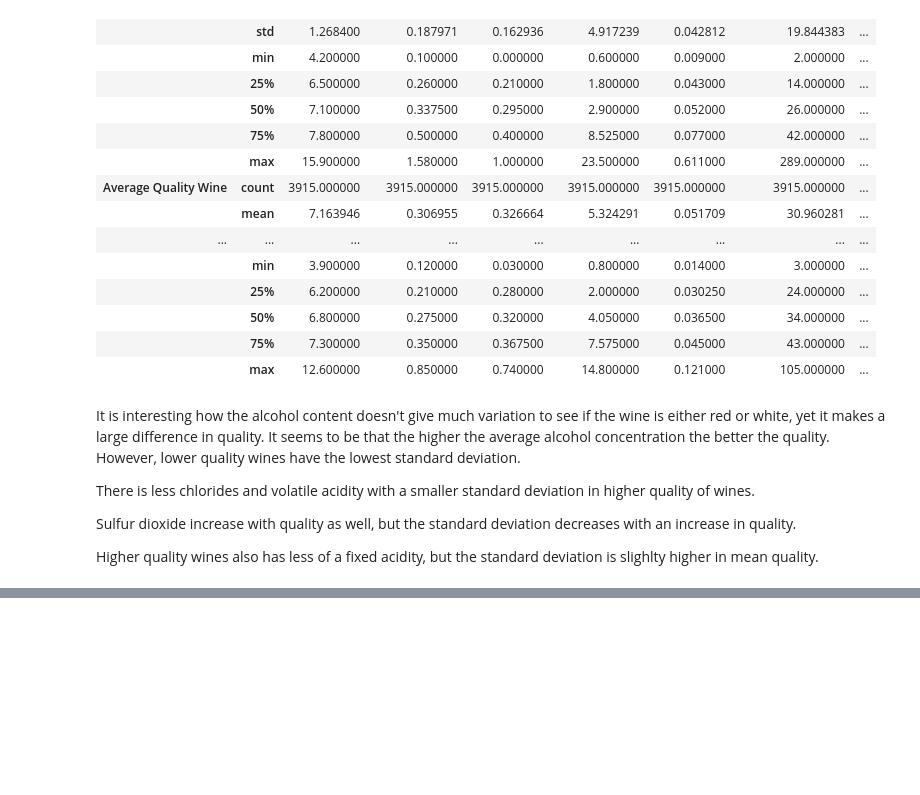
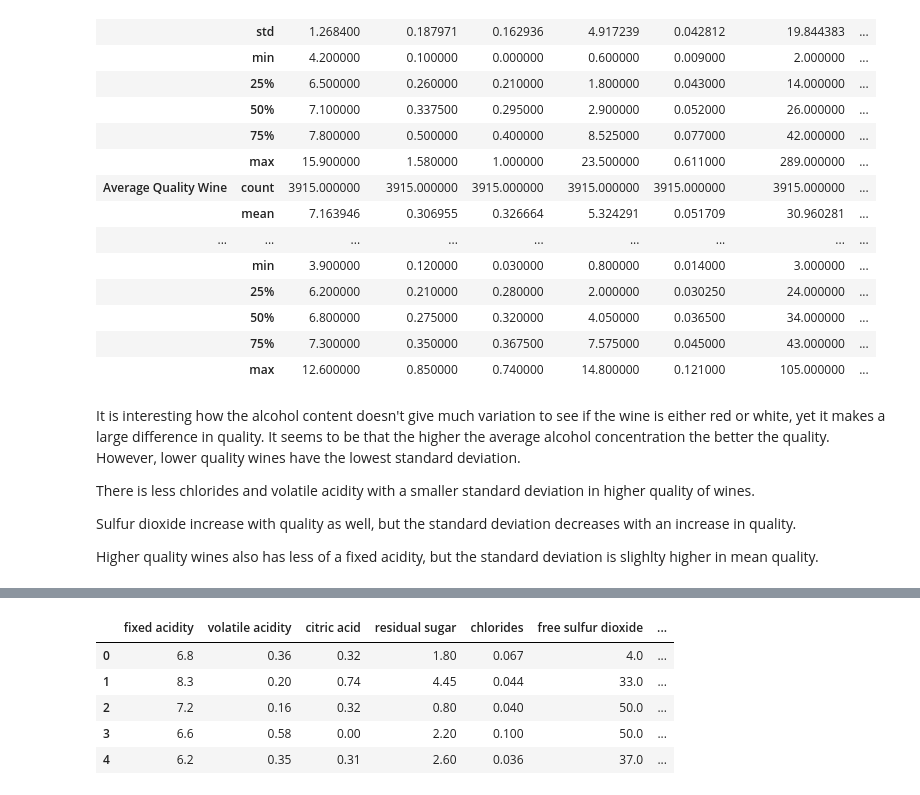
Before and after one commit to nwdelafu/wine-quality, a Jupyter notebook: main.ipynb, the cells around one changed output, grey strips where cells are left out. Saved outputs shown, nothing was run; the diff lists cells and outputs as text; code cells hidden in the pictures; blank space fills up the shorter version.

```diff
--- a/main.ipynb
+++ b/main.ipynb
@@ -409,0 +441,9 @@ Higher quality wines also has less of a fixed acidity, but the standard deviatio
+# %%
+wine.head()
+# %% [output]
+|  | fixed acidity | volatile acidity | citric acid | residual sugar | chlorides | free sulfur dioxide | ... |
+| 0 | 6.8 | 0.36 | 0.32 | 1.80 | 0.067 | 4.0 | ... |
+| 1 | 8.3 | 0.20 | 0.74 | 4.45 | 0.044 | 33.0 | ... |
+| 2 | 7.2 | 0.16 | 0.32 | 0.80 | 0.040 | 50.0 | ... |
+| 3 | 6.6 | 0.58 | 0.00 | 2.20 | 0.100 | 50.0 | ... |
+| 4 | 6.2 | 0.35 | 0.31 | 2.60 | 0.036 | 37.0 | ... |
```
Also changed, not shown: parts of 4 cells of this notebook.
